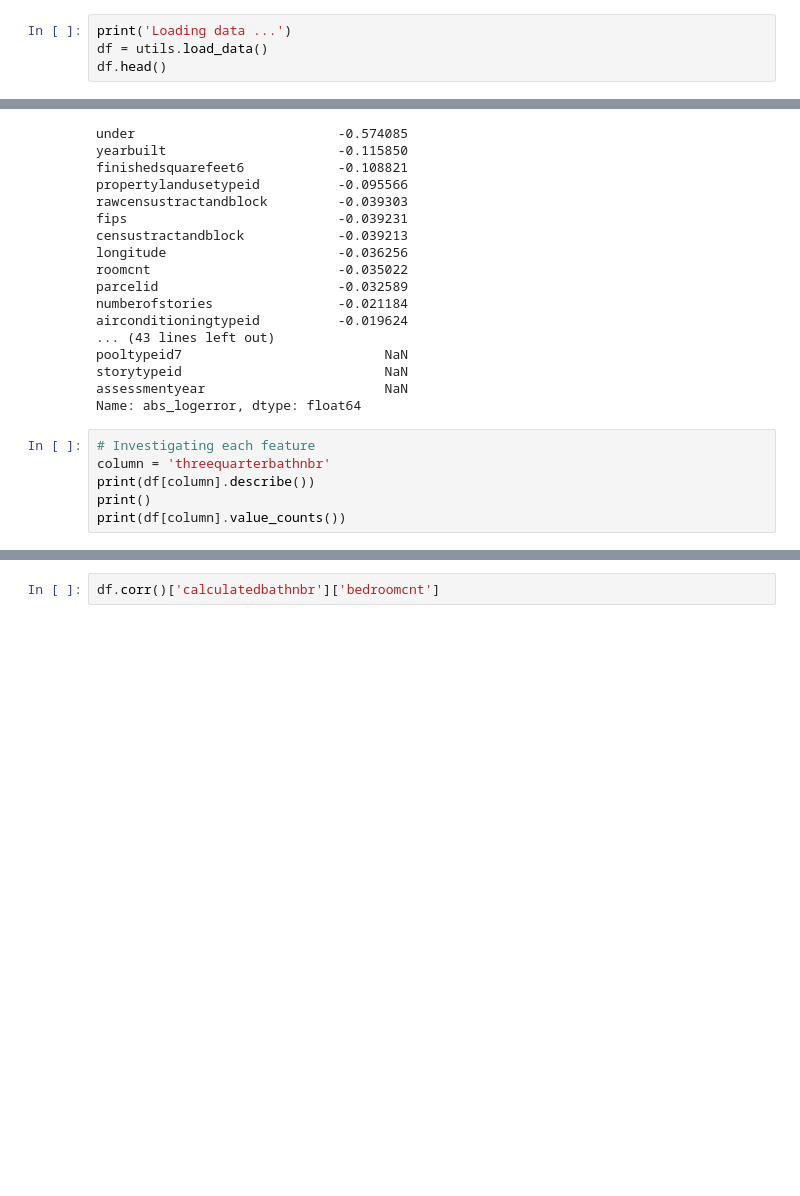
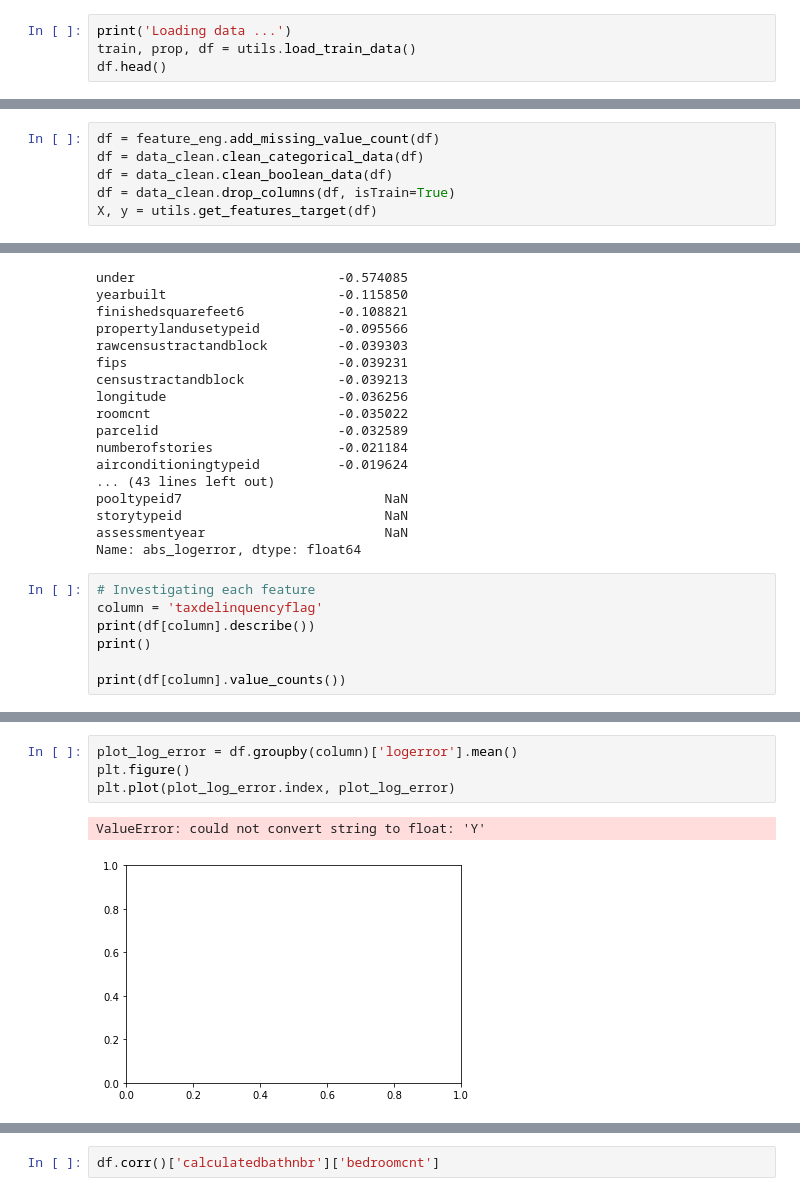
Before and after one commit to Rogue-Y/kaggle-zillow, a Jupyter notebook: Untitled.ipynb, the cells around one changed output, grey strips where cells are left out. Drawn from its saved outputs; the diff is of its cells as text; blank space fills up the shorter version.

Commit message:
Add some data clean code, mainly for boolean and categorical features

```diff
--- a/Untitled.ipynb
+++ b/Untitled.ipynb
@@ -8,7 +10,7 @@ import matplotlib.pyplot as plt
 %matplotlib inline
 # %%
 print('Loading data ...')
-df = utils.load_data()
+train, prop, df = utils.load_train_data()
 df.head()
 # %% [output]
 Loading data ...
@@ -19,3 +21,9 @@ Loading data ...
 | 3 | 12643413 | 0.0218 | 2016-01-02 | 1.0 | NaN | NaN | ... |
 | 4 | 14432541 | -0.0050 | 2016-01-02 | NaN | NaN | NaN | ... |
 5 rows × 60 columns
+# %%
+df = feature_eng.add_missing_value_count(df)
+df = data_clean.clean_categorical_data(df)
+df = data_clean.clean_boolean_data(df)
+df = data_clean.drop_columns(df, isTrain=True)
+X, y = utils.get_features_target(df)
@@ -92,8 +195,9 @@ assessmentyear                       NaN
 Name: abs_logerror, dtype: float64
 # %%
 # Investigating each feature
-column = 'threequarterbathnbr'
+column = 'taxdelinquencyflag'
 print(df[column].describe())
 print()
+
 print(df[column].value_counts())
 # %% [output]
@@ -115 +232,8 @@ Name: threequarterbathnbr, dtype: int64
+# %%
+plot_log_error = df.groupby(column)['logerror'].mean()
+plt.figure()
+plt.plot(plot_log_error.index, plot_log_error)
+# %% [output]
+ValueError: could not convert string to float: 'Y'
+[figure, added]
 # %%
```
Also changed, not shown: parts of 28 cells of this notebook, 4 other files.
